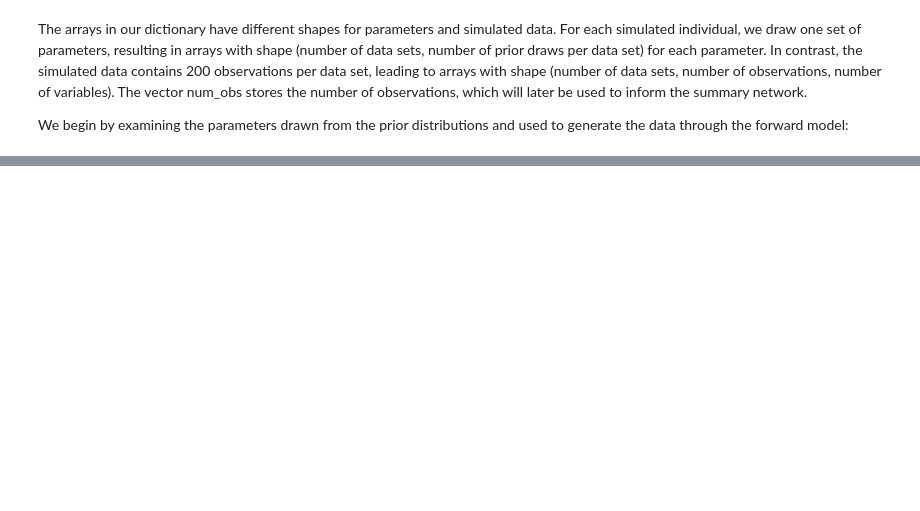
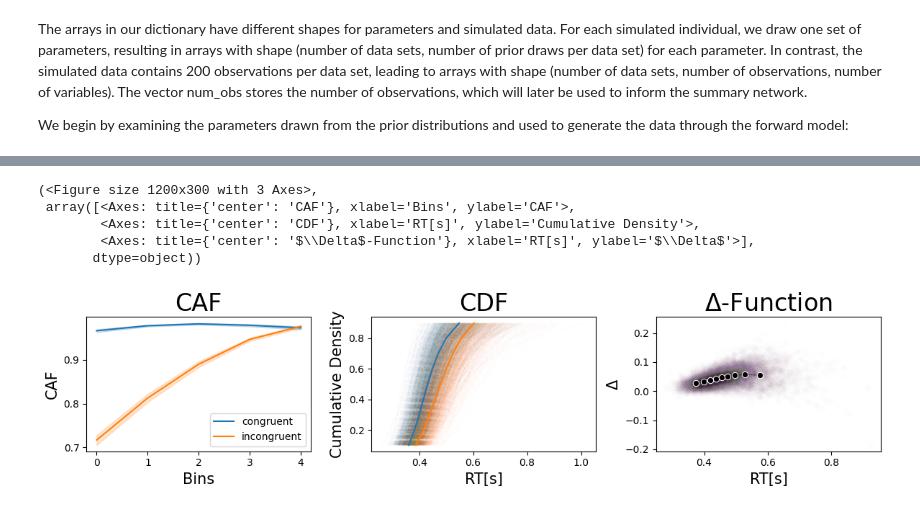
Before and after one commit to simschaefer/amortized-dmc, a Jupyter notebook: notebooks/dmc_introduction.ipynb, the cells around one changed output, grey strips where cells are left out. Drawn from its saved outputs; the diff is of its cells as text; code cells hidden in the pictures; blank space fills up the shorter version.

```diff
--- a/notebooks/dmc_introduction.ipynb
+++ b/notebooks/dmc_introduction.ipynb
@@ -243,0 +170,2 @@ for i, ax in enumerate(axes):
+# %%
+caf, cdf, delta = dmc_helpers.compute_stats(df_complete, id_name='id')
@@ -243,0 +206,9 @@ for i, ax in enumerate(axes):
+# %%
+dmc_helpers.plot_stats(caf, cdf, delta, id_name='id', alpha=0.01)
+# %% [output]
+(<Figure size 1200x300 with 3 Axes>,
+ array([<Axes: title={'center': 'CAF'}, xlabel='Bins', ylabel='CAF'>,
+        <Axes: title={'center': 'CDF'}, xlabel='RT[s]', ylabel='Cumulative Density'>,
+        <Axes: title={'center': '$\\Delta$-Function'}, xlabel='RT[s]', ylabel='$\\Delta$'>],
+       dtype=object))
+[figure, added]
```
Also changed, not shown: parts of 18 cells of this notebook.
